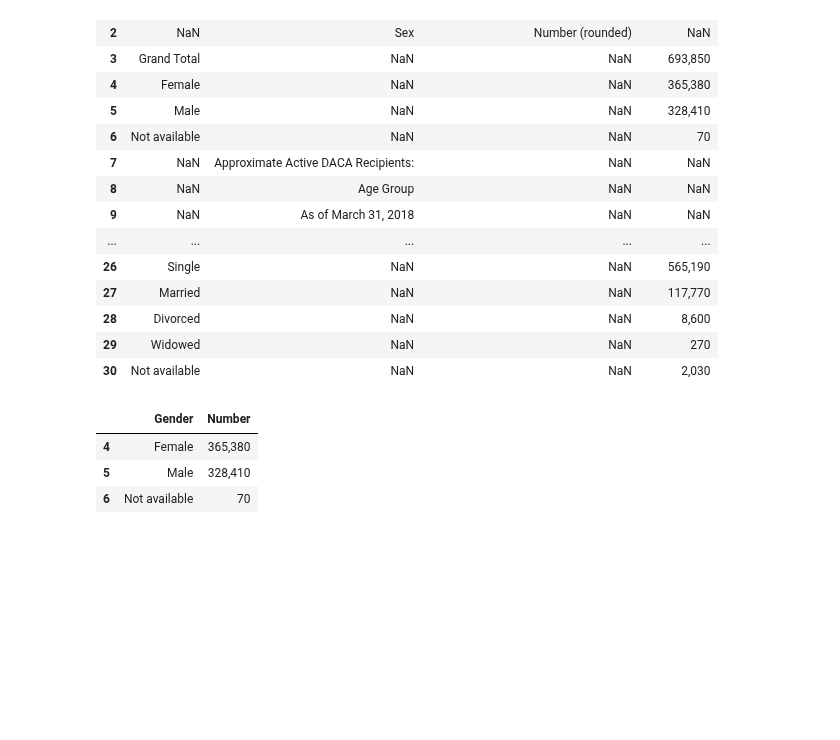
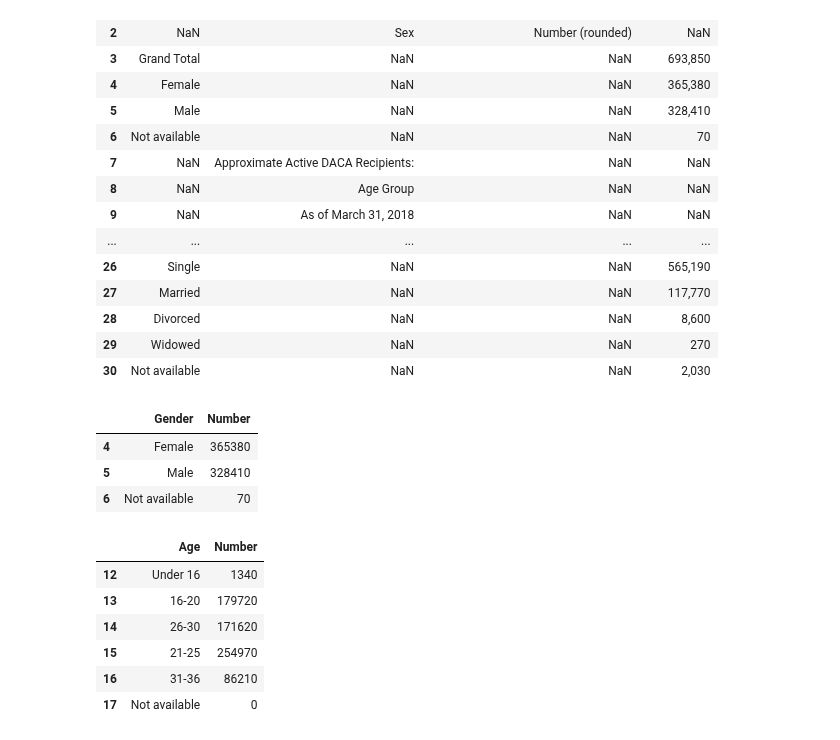
Before and after one commit to geckya/DACA-USCIS, a Jupyter notebook: scrape_USCIS_pdfs.ipynb, the cells around one changed output. Cells and saved outputs as stored; diff of their text form; code cells hidden in the pictures; blank space fills up the shorter version.

```diff
--- a/scrape_USCIS_pdfs.ipynb
+++ b/scrape_USCIS_pdfs.ipynb
@@ -248,6 +258,8 @@ df
 | 30 | Not available | NaN | NaN | 2,030 |
 # %%
 df.drop(['Approximate Active DACA Recipients:','Unnamed: 1'], axis=1, inplace=True)
+
+df['Unnamed: 3'] = df['Unnamed: 3'].str.replace('D','0')
 
 df1 = df[4:7].copy()
 df1.rename(columns={'Unnamed: 0': 'Gender','Unnamed: 3': 'Number'},inplace=True)
@@ -258,9 +270,23 @@ df2.rename(columns={'Unnamed: 0': 'Age','Unnamed: 3': 'Number'},inplace=True)
 df3 = df[26:31].copy()
 df3.rename(columns={'Unnamed: 0': 'MaritalStatus','Unnamed: 3': 'Number'},inplace=True)
 
-df1
+df1.Number = df1.Number.str.replace(',','').astype(int)
+df2.Number = df2.Number.str.replace(',','').astype(int)
+df3.Number = df3.Number.str.replace(',','').astype(int)
-# %% [output]
-|  | Gender | Number |
-| 4 | Female | 365,380 |
-| 5 | Male | 328,410 |
-| 6 | Not available | 70 |
+# %%
+df1
+# %% [output]
+|  | Gender | Number |
+| 4 | Female | 365380 |
+| 5 | Male | 328410 |
+| 6 | Not available | 70 |
+# %%
+df2
+# %% [output]
+|  | Age | Number |
+| 12 | Under 16 | 1340 |
+| 13 | 16-20 | 179720 |
+| 14 | 26-30 | 171620 |
+| 15 | 21-25 | 254970 |
+| 16 | 31-36 | 86210 |
+| 17 | Not available | 0 |
```
Also changed, not shown: parts of 31 cells of this notebook, 10 other files.
